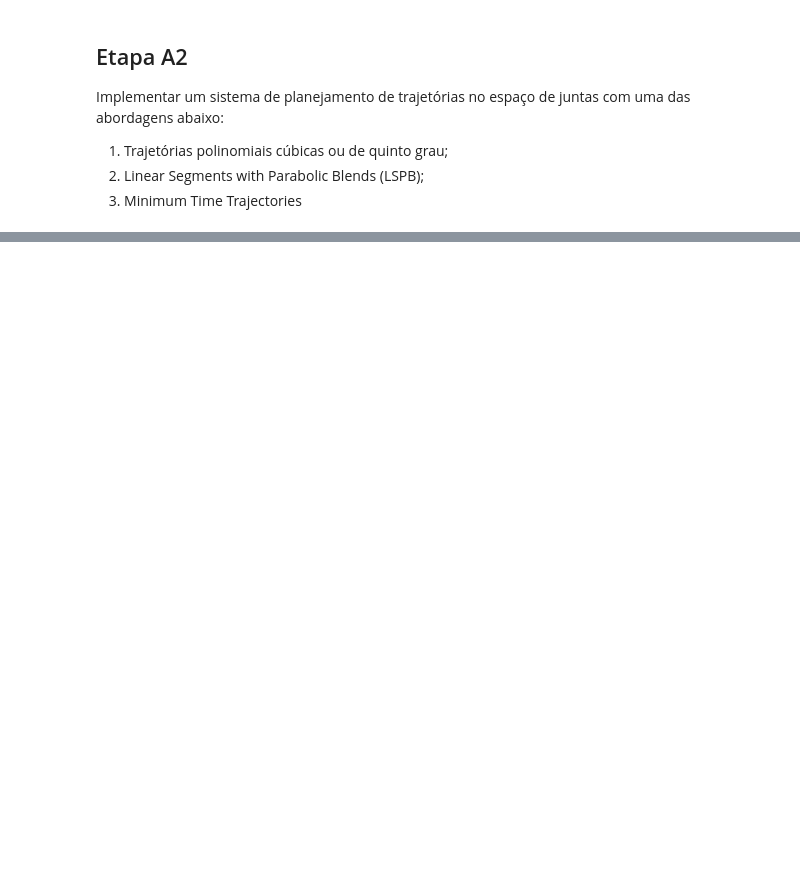
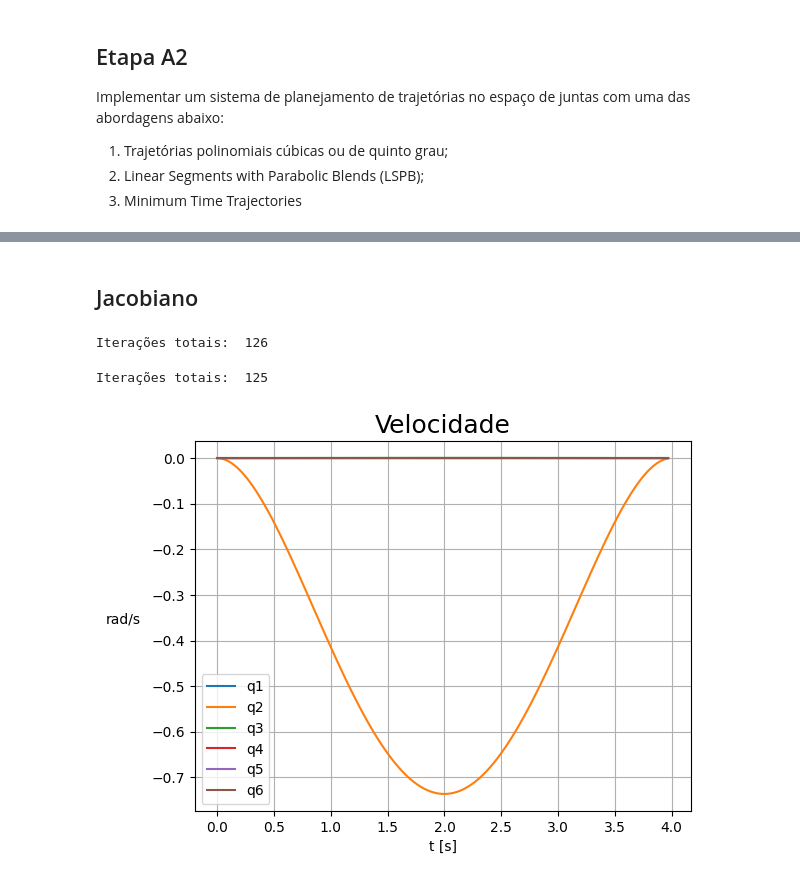
Before and after one commit to lar-deeufba/ur5-pick-and-place-webots, a Jupyter notebook: trabalho.ipynb, the cells around one changed output, grey strips where cells are left out. Cells and saved outputs as stored; diff of their text form; code cells hidden in the pictures; blank space fills up the shorter version.

```diff
--- a/trabalho.ipynb
+++ b/trabalho.ipynb
@@ -63,0 +139,21 @@ abaixo:
+# %% [markdown]
+## Jacobiano
+# %%
+_, _, _, _, _ = ur5.move_to_config([0, 0, 0, 0, 0, 0])
+# %% [output]
+Iterações totais:  126
+# %%
+_, _, _, graphs, jacob = ur5.move_to_config([0, -PI/2, 0, 0, 0, 0], graph=True, jacob=True, duration=None)
+# %% [output]
+Iterações totais:  125
+# %%
+for j in range(6):
+    plt.plot(graphs[4][j], graphs[1][j])
+plt.legend(['q1', 'q2', 'q3', 'q4', 'q5', 'q6'])
+plt.grid()
+plt.title('Velocidade', fontsize=18)
+plt.ylabel('rad/s', rotation=0, labelpad=20)
+plt.xlabel('t [s]')
+plt.show()
+# %% [output]
+[figure, added]
```
Also changed, not shown: parts of 14 cells of this notebook, 6 other files.
